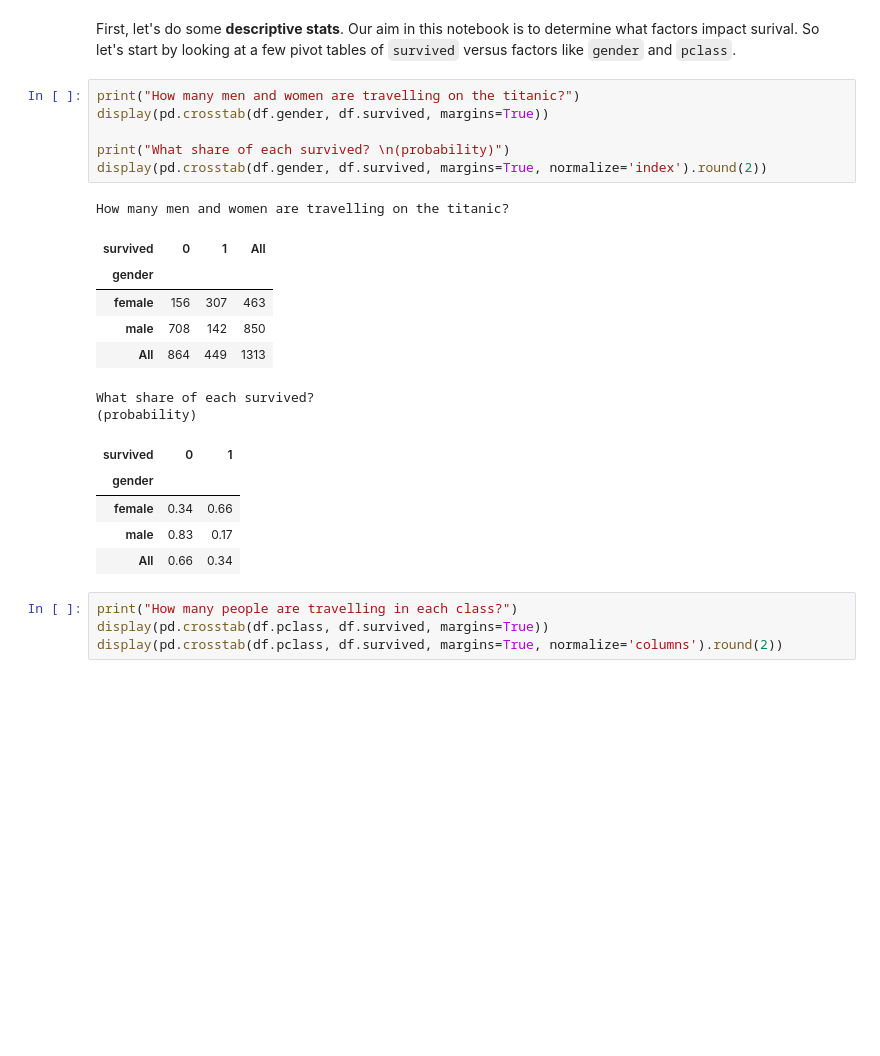
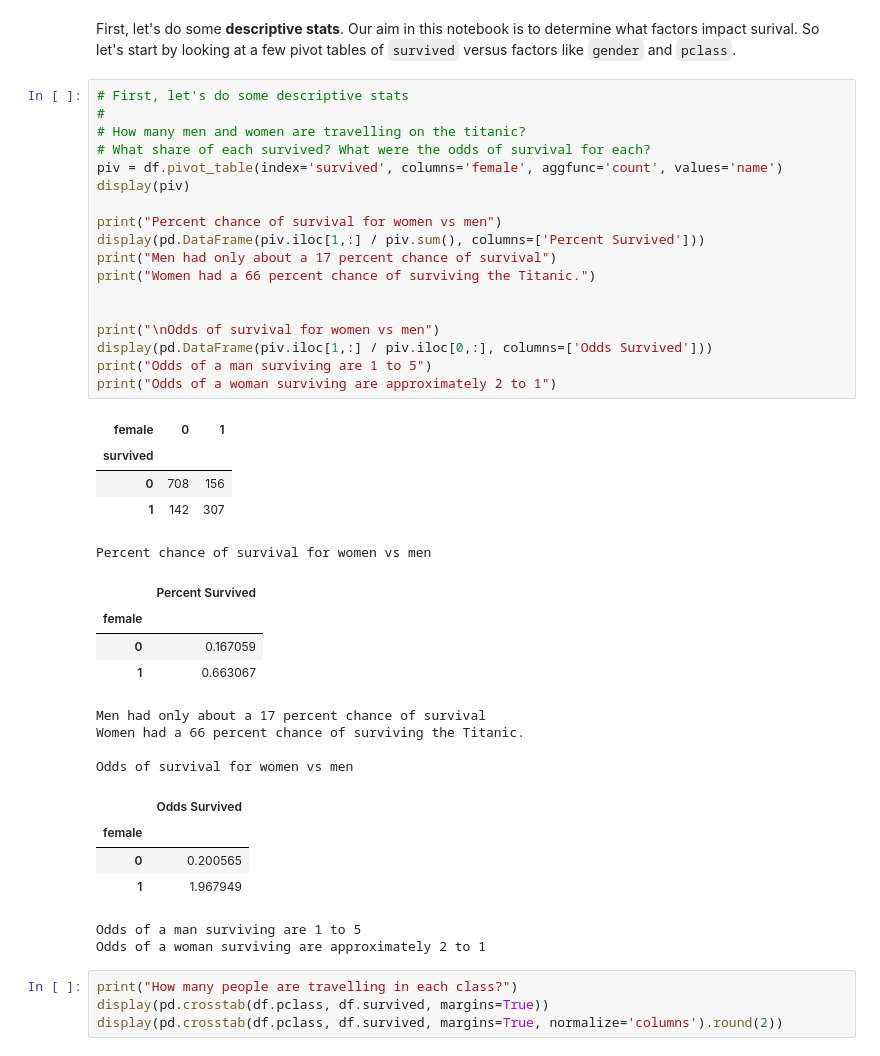
Before and after one commit to yiren54610/logistic-regression, a Jupyter notebook: logistic-regression-titanic-dhrumil.ipynb, the cells around one changed output. Cells and saved outputs as stored; diff of their text form; blank space fills up the shorter version.

```diff
--- a/logistic-regression-titanic-dhrumil.ipynb
+++ b/logistic-regression-titanic-dhrumil.ipynb
@@ -59,25 +117,43 @@ df.head(3)
 # %% [markdown]
 First, let's do some **descriptive stats**. Our aim in this notebook is to determine what factors impact surival. So let's start by looking at a few pivot tables of `survived` versus factors like `gender` and `pclass`.
-# %%
-print("How many men and women are travelling on the titanic?")
-display(pd.crosstab(df.gender, df.survived, margins=True))
-
-print("What share of each survived? \n(probability)")
-display(pd.crosstab(df.gender, df.survived, margins=True, normalize='index').round(2))
-# %% [output]
-How many men and women are travelling on the titanic?
-| survived | 0 | 1 | All |
-| gender |  |  |  |
-| female | 156 | 307 | 463 |
-| male | 708 | 142 | 850 |
-| All | 864 | 449 | 1313 |
-What share of each survived?
-(probability)
-| survived | 0 | 1 |
-| gender |  |  |
-| female | 0.34 | 0.66 |
-| male | 0.83 | 0.17 |
-| All | 0.66 | 0.34 |
+# %%
+# First, let's do some descriptive stats
+#
+# How many men and women are travelling on the titanic?
+# What share of each survived? What were the odds of survival for each?
+piv = df.pivot_table(index='survived', columns='female', aggfunc='count', values='name')
+display(piv)
+
+print("Percent chance of survival for women vs men")
+display(pd.DataFrame(piv.iloc[1,:] / piv.sum(), columns=['Percent Survived']))
+print("Men had only about a 17 percent chance of survival")
+print("Women had a 66 percent chance of surviving the Titanic.")
+
+
+print("\nOdds of survival for women vs men")
+display(pd.DataFrame(piv.iloc[1,:] / piv.iloc[0,:], columns=['Odds Survived']))
+print("Odds of a man surviving are 1 to 5")
+print("Odds of a woman surviving are approximately 2 to 1")
+# %% [output]
+| female | 0 | 1 |
+| survived |  |  |
+| 0 | 708 | 156 |
+| 1 | 142 | 307 |
+Percent chance of survival for women vs men
+|  | Percent Survived |
+| female |  |
+| 0 | 0.167059 |
+| 1 | 0.663067 |
+Men had only about a 17 percent chance of survival
+Women had a 66 percent chance of surviving the Titanic.
+
+Odds of survival for women vs men
+|  | Odds Survived |
+| female |  |
+| 0 | 0.200565 |
+| 1 | 1.967949 |
+Odds of a man surviving are 1 to 5
+Odds of a woman surviving are approximately 2 to 1
 # %%
 print("How many people are travelling in each class?")
 display(pd.crosstab(df.pclass, df.survived, margins=True))
```
Also changed, not shown: parts of 44 cells of this notebook.
